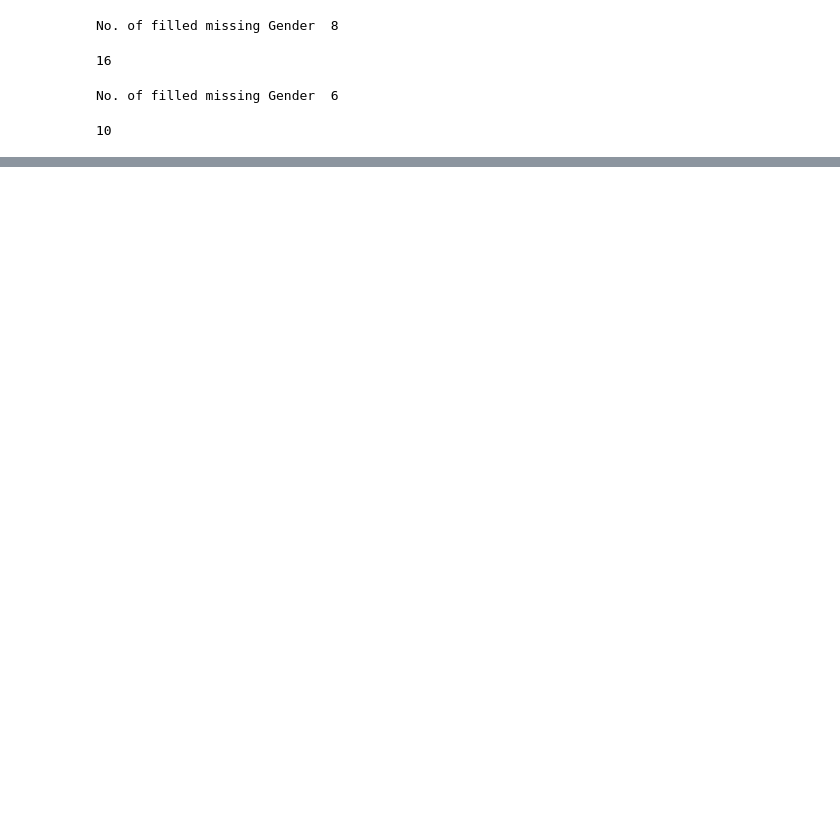
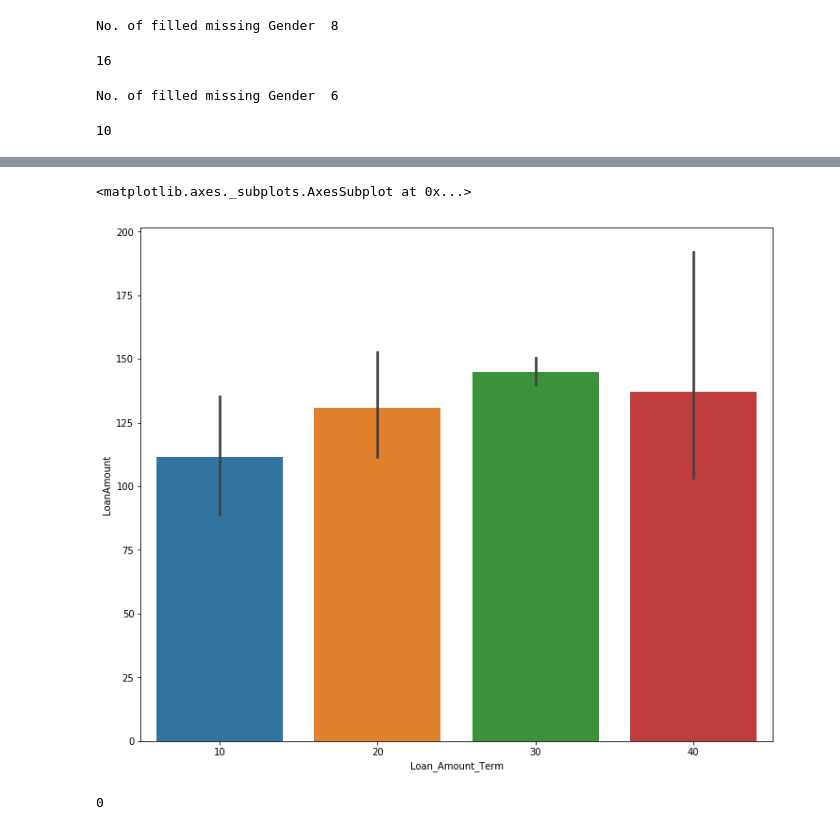
Before and after one commit to harimindi/Loan-Prediction-, a Jupyter notebook: Loan Prediction.ipynb, the cells around one changed output, grey strips where cells are left out. Saved outputs shown, nothing was run; the diff lists cells and outputs as text; code cells hidden in the pictures; blank space fills up the shorter version.

```diff
--- a/Loan Prediction.ipynb
+++ b/Loan Prediction.ipynb
@@ -113,0 +242,13 @@ No. of filled missing Gender  6
+# %%
+sb.barplot(x = 'Loan_Amount_Term', y = 'LoanAmount', data=df)
+# %% [output]
+<matplotlib.axes._subplots.AxesSubplot at 0x...>
+[figure, added]
+# %%
+#Imputing Loan term based on mode.
+mode = df['Loan_Amount_Term'].mode().iloc[0]
+df['Loan_Amount_Term'].isnull().sum()
+df['Loan_Amount_Term'].fillna(mode, inplace = True)
+df['Loan_Amount_Term'].isnull().sum()
+# %% [output]
+0
```
Also changed, not shown: parts of 44 cells of this notebook.
